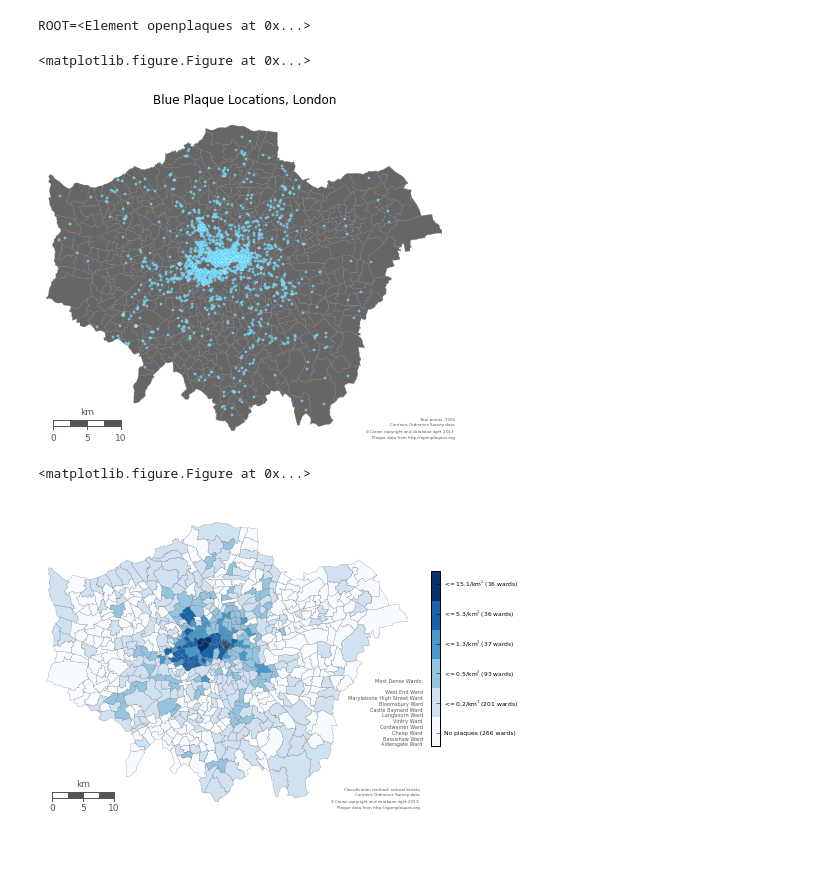
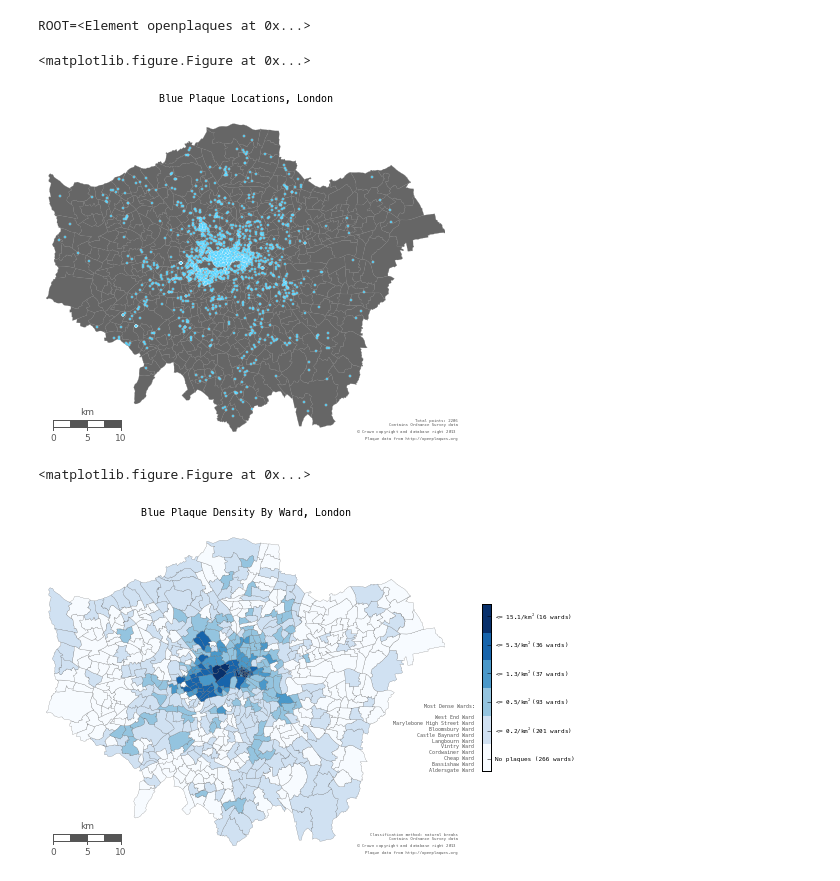
Before and after one commit to ofenton/ofenton, a Jupyter notebook: ipython/notebooks/test_basemap2.ipynb, the cells around one changed output. Drawn from its saved outputs; the diff is of its cells as text; code cells hidden in the pictures; blank space fills up the shorter version.

```diff
--- a/ipython/notebooks/test_basemap2.ipynb
+++ b/ipython/notebooks/test_basemap2.ipynb
@@ -22,6 +23,12 @@ from pysal.esda.mapclassify import Natural_Breaks as nb
 from descartes import PolygonPatch
 import fiona
 from itertools import chain
+# %%
+# ensure we have Helvetica available
+#fm.findSystemFonts(fontpaths='/users/sth/fonts', fontext='ttf')
+fm.findSystemFonts(fontpaths='/System/Library/Fonts/', fontext='ttf')
+#prop = fm.FontProperties(fname='/users/sth/fonts/helvetica.ttf')
+prop = fm.FontProperties(fname='/System/Library/Fonts/Menlo.ttc')
 # %%
 tree = etree.parse("data/london_20131229.xml")
 root = tree.getroot()
@@ -166,7 +173,9 @@ smallprint = ax.text(
     ha='right', va='bottom',
     size=4,
     color='#555555',
-    transform=ax.transAxes)
+    transform=ax.transAxes,
+    fontproperties=prop
+)
 
 # Draw a map scale
 m.drawmapscale(
@@ -177,15 +186,15 @@ m.drawmapscale(
     fillcolor1='w', fillcolor2='#555555',
     fontcolor='#555555',
     zorder=5)
-plt.title("Blue Plaque Locations, London")
+plt.title("Blue Plaque Locations, London", fontproperties=prop)
 plt.tight_layout()
 # this will set the image width to 722px at 100dpi
-fig.set_size_inches(7.22, 5.25)
+fig.set_size_inches(8.47, 5.25)
 plt.savefig('data/london_plaques.png', dpi=100, alpha=True)
 plt.show()
 # %% [output]
 <matplotlib.figure.Figure at 0x...>
-[figure, old version]
+[figure, new version]
 # %%
 ### PART 2 ###
 df_map['count'] = df_map['poly'].map(lambda x: int(len(filter(prep(x).contains, ldn_points))))
@@ -224,6 +233,8 @@ ax.add_collection(pc)
 
 # Add a colour bar
 cb = colorbar_index(ncolors=len(jenks_labels), cmap=cmap, shrink=0.5, labels=jenks_labels)
+for label in cb.ax.yaxis.get_ticklabels():
+    label.set_fontproperties(prop)
 cb.ax.tick_params(labelsize=6)
 
 # Show highest densities, in descending order
@@ -232,38 +243,43 @@ highest = '\n'.join(
 highest = 'Most Dense Wards:\n\n' + highest
 # Subtraction is necessary for precise y coordinate alignment
 details = cb.ax.text(
     -1., 0 - 0.007,
     highest,
     ha='right', va='bottom',
     size=5,
-    color='#555555')
+    color='#555555',
+    fontproperties=prop
+)
 
 # Bin method, copyright and source data info
 smallprint = ax.text(
     1.03, 0,
     'Classification method: natural breaks\nContains Ordnance Survey data\n$\copyright$ Crown copyright and database right 2013\nPlaque data from http://openplaques.org',
     ha='right', va='bottom',
     size=4,
     color='#555555',
-    transform=ax.transAxes)
+    transform=ax.transAxes,
+    fontproperties=prop
+)
 
 # Draw a map scale
 m.drawmapscale(
     coords[0] + 0.08, coords[1] + 0.015,
     coords[0], coords[1],
     10.,
     barstyle='fancy', labelstyle='simple',
     fillcolor1='w', fillcolor2='#555555',
     fontcolor='#555555',
     zorder=5)
+plt.title("Blue Plaque Density By Ward, London", fontproperties=prop)
 # this will set the image width to 722px at 100dpi
 plt.tight_layout()
-fig.set_size_inches(7.22, 5.25)
-plt.savefig('data/london_plaques.png', dpi=100, alpha=True)
+fig.set_size_inches(8.47, 5.25)
+plt.savefig('data/london_plaques_density.png', dpi=100, alpha=True)
 plt.show()
 # %% [output]
 <matplotlib.figure.Figure at 0x...>
-[figure, old version]
+[figure, new version]
 # %%
 # draw ward patches from polygons
 df_map['patches'] = df_map['poly'].map(lambda x: PolygonPatch(
```
Also changed, not shown: parts of 2 cells of this notebook, 9 other files.
